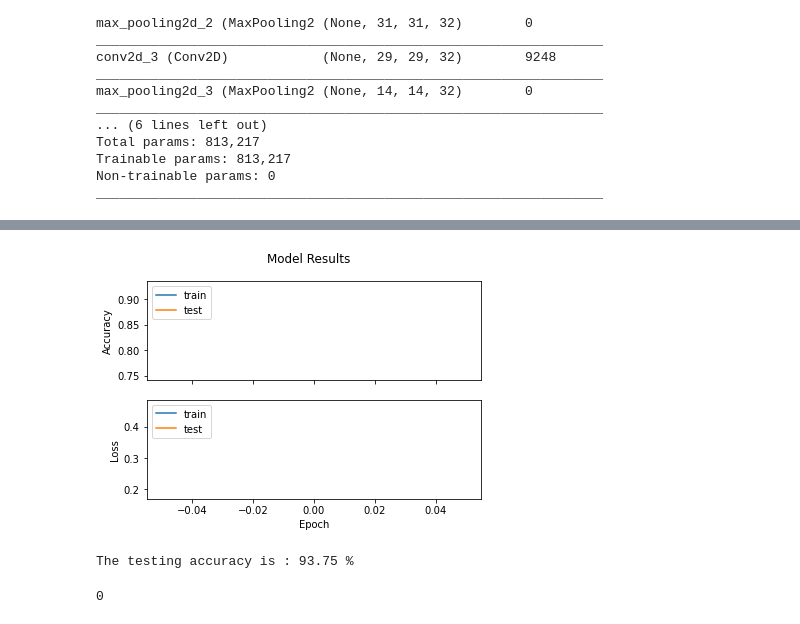
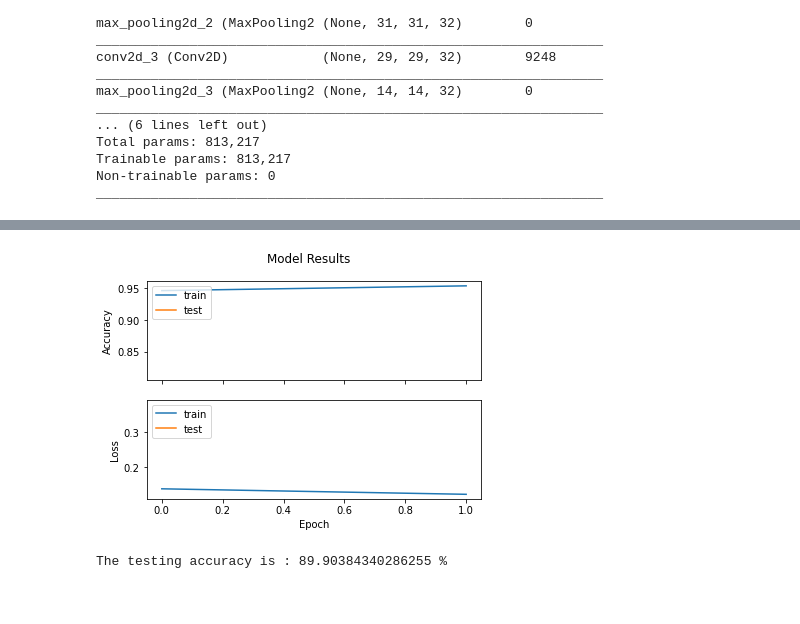
Before and after one commit to PattiCakes59/Chest-X-Ray-Examination, a Jupyter notebook: ChestXRay.ipynb, the cells around one changed output, grey strips where cells are left out. Saved outputs shown, nothing was run; the diff lists cells and outputs as text; code cells hidden in the pictures.

```diff
--- a/ChestXRay.ipynb
+++ b/ChestXRay.ipynb
@@ -104,3 +105,27 @@ normal picture title:  IM-0177-0001.jpeg
 pneumonia picture title: person321_bacteria_1489.jpeg
 Text(0.5, 1.0, 'Pneumonia')
 [figure]
+# %%
+# Fitting the CNN to the images
+# The function ImageDataGenerator augments your image by iterating through image as your CNN is getting ready to process that image
+
+train_datagen = ImageDataGenerator(rescale = 1./255,
+                                   shear_range = 0.2,
+                                   zoom_range = 0.2,)
+
+test_datagen = ImageDataGenerator(rescale = 1./255)  #Image normalization.
+
+training_set = train_datagen.flow_from_directory('chest_xray/train/',
+                                                 target_size = (64, 64),
+                                                 batch_size = 32,
+                                                 class_mode = 'binary')
+
+validation_generator = test_datagen.flow_from_directory('chest_xray/val/',
+    target_size=(64, 64),
+    batch_size=32,
+    class_mode='binary')
+
+test_set = test_datagen.flow_from_directory('chest_xray/test/',
+                                            target_size = (64, 64),
+                                            batch_size = 32,
+                                            class_mode = 'binary')
@@ -185,6 +202,6 @@ _________________________________________________________________
 # %%
 cnn_model = cnn.fit_generator(training_set,
-                         steps_per_epoch=len(training_set), validation_steps=len(validation_generator),
-                         epochs=1,
+                         steps_per_epoch=163, validation_steps=624,
+                         epochs=2,
                          validation_data = validation_generator)
 # %% [output]
@@ -192,5 +212,5 @@ cnn_model = cnn.fit_generator(training_set,
 # %%
-test_accu = cnn.evaluate_generator(test_set, steps=len(validation_generator))
+test_accu = cnn.evaluate_generator(test_set, 624, verbose=0)
 #test_accu = cnn.evaluate(test_set, len(validation_generator), verbose=0)
 print("Test loss:", test_accu[0])
 print("Test accuracy:", test_accu[1])
@@ -202,6 +223,6 @@ Test accuracy: 0.9375
-[figure, old version]
+[figure, new version]
 # %%
 print('The testing accuracy is :',test_accu[1]*100, '%')
 # %% [output]
-The testing accuracy is : 93.75 %
+The testing accuracy is : 89.90384340286255 %
 # %%
@@ -210,5 +231 @@ y_pred = np.argmax(Y_pred, axis=1)
 #confusion_matrix(validation_generator.classes, y_pred)
-# %%
-max(y_pred)
-# %% [output]
-0
```
Also changed, not shown: parts of 14 cells of this notebook.
